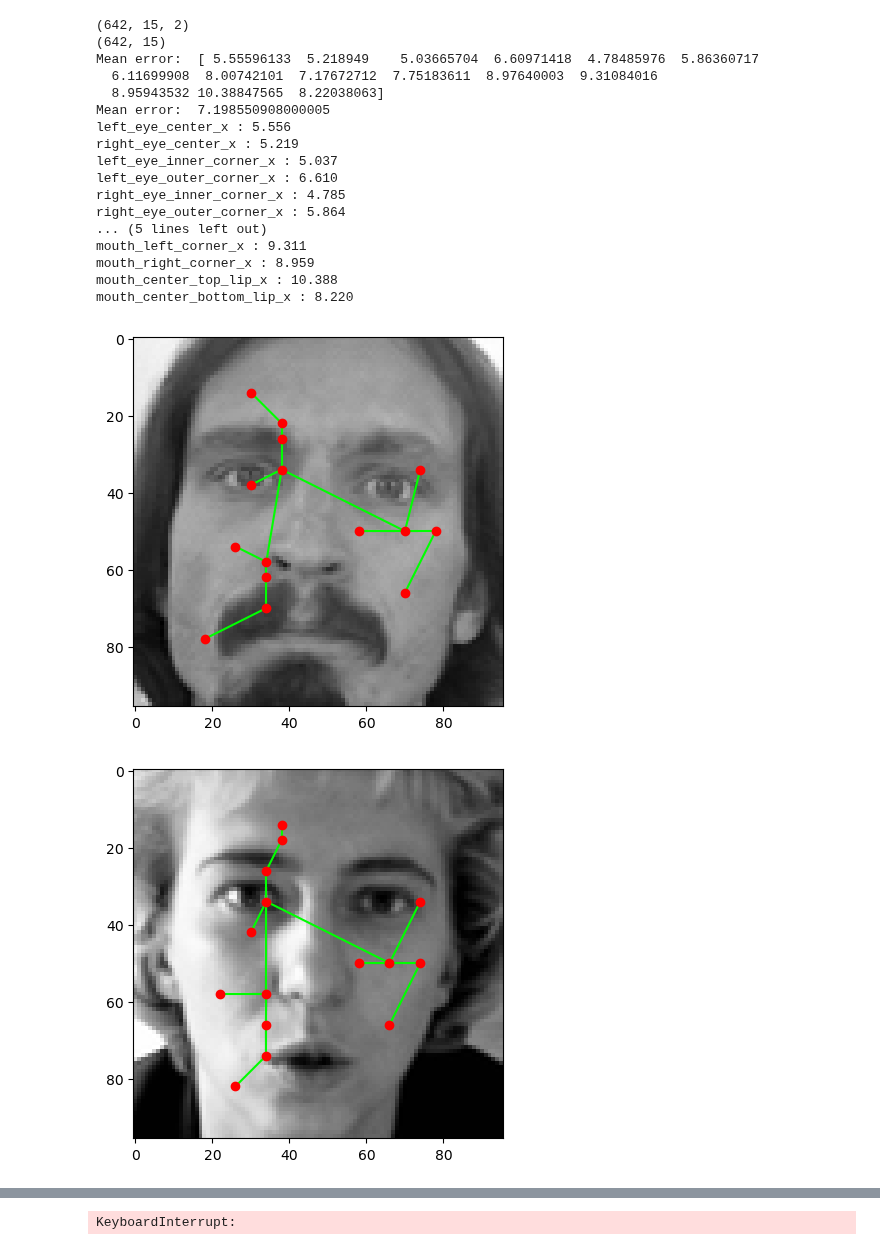
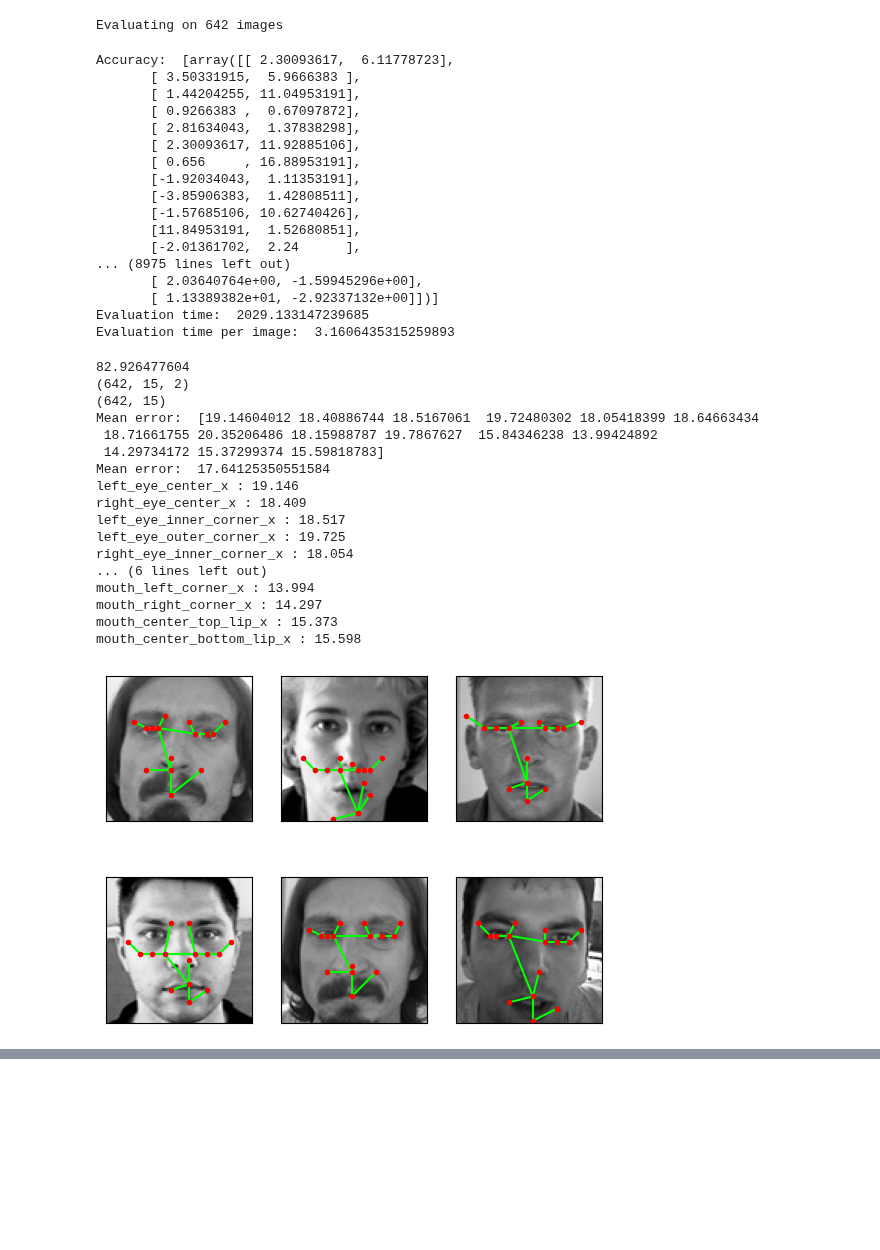
Before and after one commit to sushrutborkar/project-274b, a Jupyter notebook: testing.ipynb, the cells around one changed output, grey strips where cells are left out. Cells and saved outputs as stored; diff of their text form; code cells hidden in the pictures; blank space fills up the shorter version.

```diff
--- a/testing.ipynb
+++ b/testing.ipynb
@@ -59,6 +39,35 @@ Accuracy:  [array([[ -1.88221277,   2.30093617],
+# %%
+time1 = time.time()
+error = t.evaluate(testImages, testKeypoints)
+time2 = time.time()
+print("Accuracy: ", error)
+print("Evaluation time: ", time2 - time1)
+print("Evaluation time per image: ", (time2 - time1) / numTest)
+# save accuracies with numpy
+np.save("errors.npy", error)
+# %% [output]
+Evaluating on 642 images
+Accuracy:  [array([[ 2.30093617,  6.11778723],
+       [ 3.50331915,  5.9666383 ],
+       [ 1.44204255, 11.04953191],
+       [ 0.9266383 ,  0.67097872],
+       [ 2.81634043,  1.37838298],
+       [ 2.30093617, 11.92885106],
+       [ 0.656     , 16.88953191],
+       [-1.92034043,  1.11353191],
+       [-3.85906383,  1.42808511],
+       [-1.57685106, 10.62740426],
+       [11.84953191,  1.52680851],
+       [-2.01361702,  2.24      ],
+... (8975 lines left out)
+       [ 2.03640764e+00, -1.59945296e+00],
+       [ 1.13389382e+01, -2.92337132e+00]])]
+Evaluation time:  2029.133147239685
+Evaluation time per image:  3.1606435315259893
 # %%
 import pandas as pd
-errors = np.stack(accuracy)
+errors = np.stack(error)
+print(errors.max())
 print(errors.shape)
 print(np.linalg.norm(errors, axis=2).shape)
 errors = np.mean(np.linalg.norm(errors, axis=2), axis=0)
@@ -69,29 +78,31 @@ for i in range(15):
     # print with 3 digits
     print(keys[i * 2], ":", "{:.3f}".format(errors[i]))
 # %% [output]
+82.926477604
 (642, 15, 2)
 (642, 15)
-Mean error:  [ 5.55596133  5.218949    5.03665704  6.60971418  4.78485976  5.86360717
-  6.11699908  8.00742101  7.17672712  7.75183611  8.97640003  9.31084016
-  8.95943532 10.38847565  8.22038063]
-Mean error:  7.198550908000005
-left_eye_center_x : 5.556
-right_eye_center_x : 5.219
-left_eye_inner_corner_x : 5.037
-left_eye_outer_corner_x : 6.610
-right_eye_inner_corner_x : 4.785
-right_eye_outer_corner_x : 5.864
-... (5 lines left out)
-mouth_left_corner_x : 9.311
-mouth_right_corner_x : 8.959
-mouth_center_top_lip_x : 10.388
-mouth_center_bottom_lip_x : 8.220
+Mean error:  [19.14604012 18.40886744 18.5167061  19.72480302 18.05418399 18.64663434
+ 18.71661755 20.35206486 18.15988787 19.7867627  15.84346238 13.99424892
+ 14.29734172 15.37299374 15.59818783]
+Mean error:  17.64125350551584
+left_eye_center_x : 19.146
+right_eye_center_x : 18.409
+left_eye_inner_corner_x : 18.517
+left_eye_outer_corner_x : 19.725
+right_eye_inner_corner_x : 18.054
+... (6 lines left out)
+mouth_left_corner_x : 13.994
+mouth_right_corner_x : 14.297
+mouth_center_top_lip_x : 15.373
+mouth_center_bottom_lip_x : 15.598
 # %%
-# predict on training images
-for i in range(15):
+# predict on training images and visualize in 2 * 3 grid
+locations = []
+for i in range(6):
     im = trainImages[i]
-    locations = t.predict(im)
-    visualizeFaceGraph(locations, im, edges)
+    locations.append(t.predict(im))
+images = trainImages[:6]
+locations = np.stack(locations)
+visualizeFaceGraphs(locations, images, edges)
 # %% [output]
-[figure, old version]
+[figure, new version]
-[figure, removed]
@@ -101 +108,0 @@ for i in range(15):
-KeyboardInterrupt:
```
Also changed, not shown: parts of 8 cells of this notebook, 11 other files.
